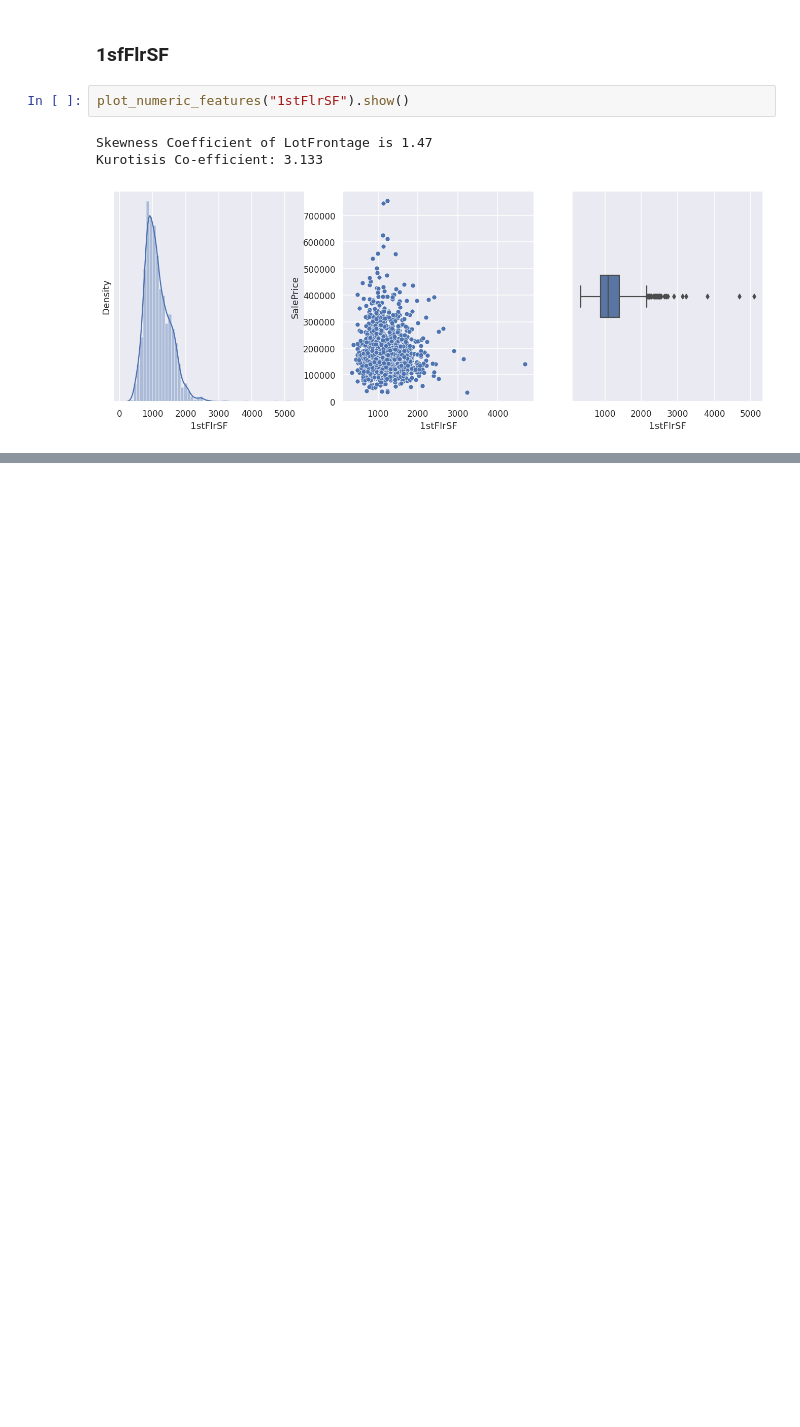
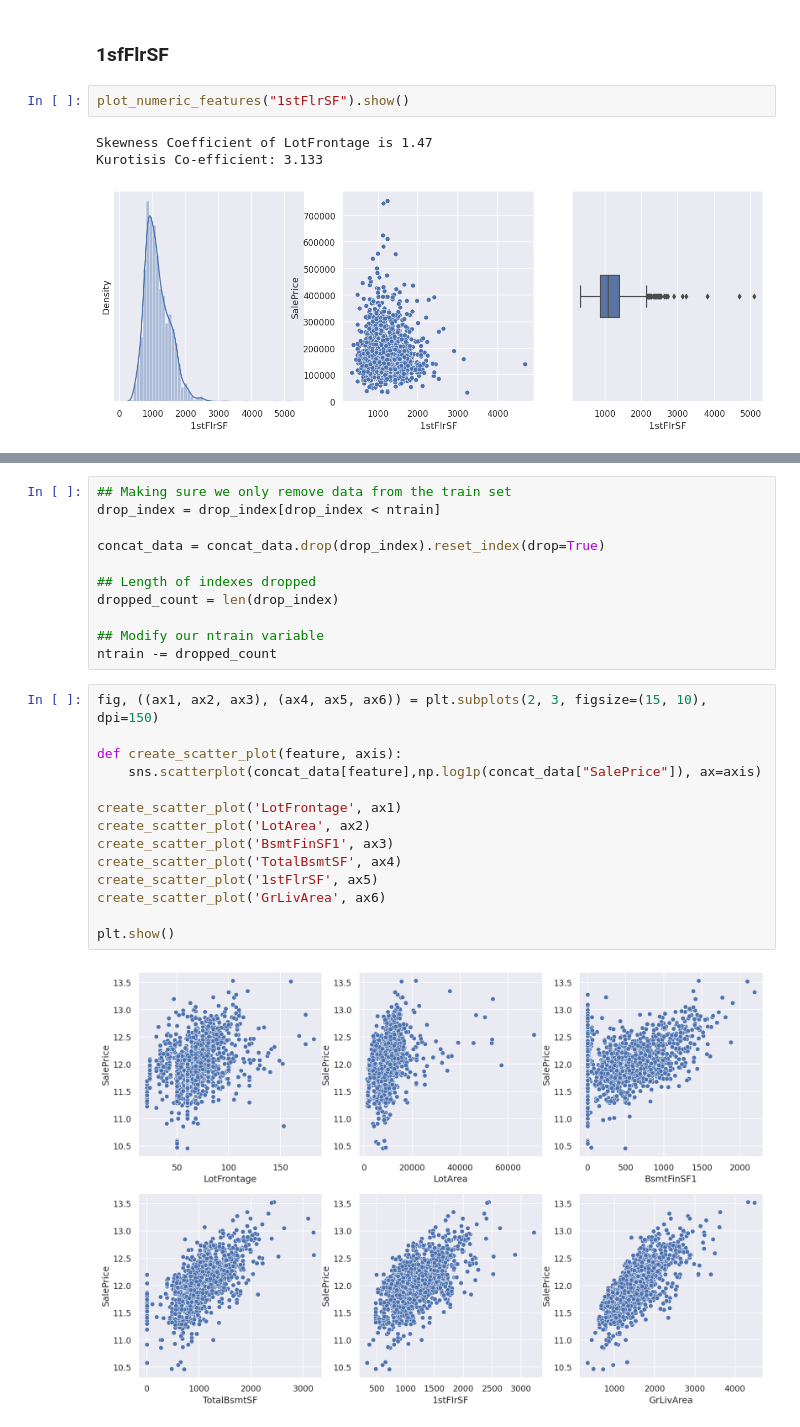
Before and after one commit to Blizter/regression-techniques, a Jupyter notebook: notebooks/variables_processing.ipynb, the cells around one changed output, grey strips where cells are left out. Saved outputs shown, nothing was run; the diff lists cells and outputs as text; blank space fills up the shorter version.

Commit message:
processing wrap up, begin variable importance

```diff
--- a/notebooks/variables_processing.ipynb
+++ b/notebooks/variables_processing.ipynb
@@ -551,0 +542,27 @@ Kurotisis Co-efficient: 0.158
+# %%
+## Making sure we only remove data from the train set
+drop_index = drop_index[drop_index < ntrain]
+
+concat_data = concat_data.drop(drop_index).reset_index(drop=True)
+
+## Length of indexes dropped
+dropped_count = len(drop_index)
+
+## Modify our ntrain variable
+ntrain -= dropped_count
+# %%
+fig, ((ax1, ax2, ax3), (ax4, ax5, ax6)) = plt.subplots(2, 3, figsize=(15, 10), dpi=150)
+
+def create_scatter_plot(feature, axis):
+    sns.scatterplot(concat_data[feature],np.log1p(concat_data["SalePrice"]), ax=axis)
+
+create_scatter_plot('LotFrontage', ax1)
+create_scatter_plot('LotArea', ax2)
+create_scatter_plot('BsmtFinSF1', ax3)
+create_scatter_plot('TotalBsmtSF', ax4)
+create_scatter_plot('1stFlrSF', ax5)
+create_scatter_plot('GrLivArea', ax6)
+
+plt.show()
+# %% [output]
+[figure, added]
```
Also changed, not shown: parts of 22 cells of this notebook, 1 other file.
